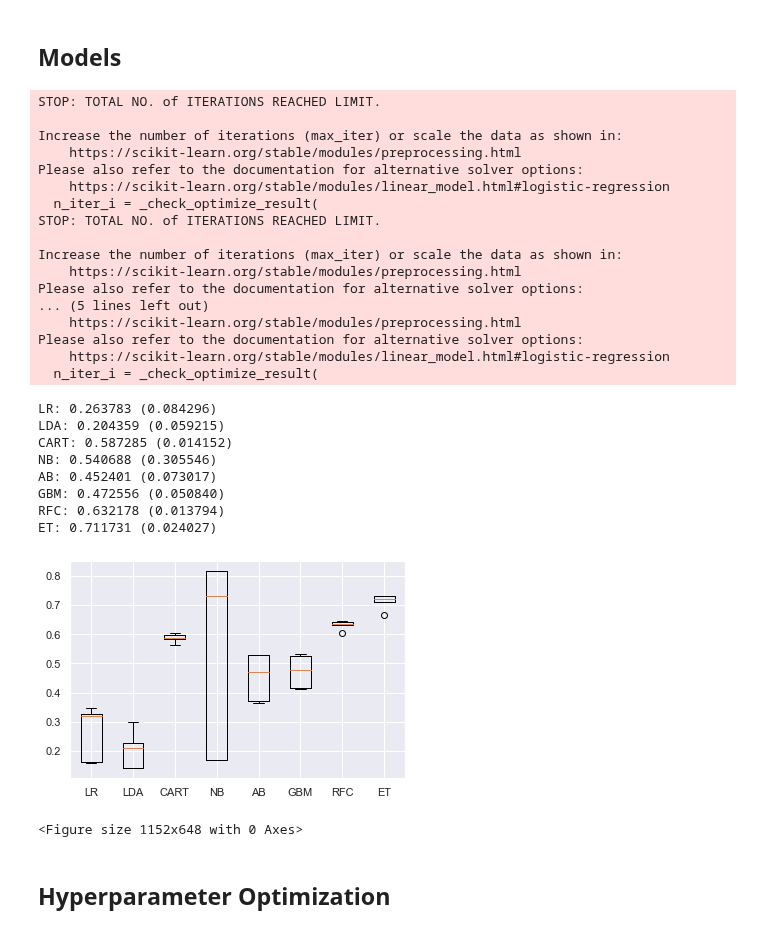
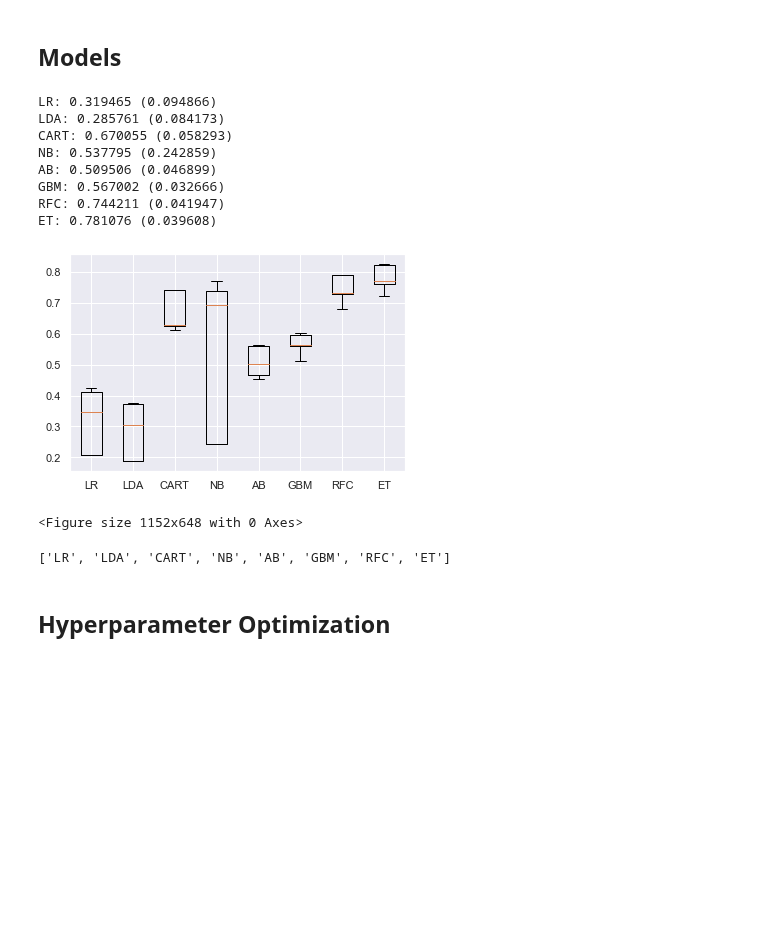
Before and after one commit to MiguelDordio/InformationFlow, a Jupyter notebook: Twitter/analysis_v2/data_prediction_ml.ipynb, the cells around one changed output. Saved outputs shown, nothing was run; the diff lists cells and outputs as text; code cells hidden in the pictures; blank space fills up the shorter version.

Commit message:
improved data prediction

```diff
--- a/Twitter/analysis_v2/data_prediction_ml.ipynb
+++ b/Twitter/analysis_v2/data_prediction_ml.ipynb
@@ -178,4 +195,4 @@ cat_feat_to_keep['Discard Nr'] = cat_feat_to_keep.apply(lambda x: x.str.findall(
 # %%
 cat_to_keep = cat_feat_to_keep[cat_feat_to_keep['Discard Nr'] < 1].index.tolist()
-num_to_keep = num_feat_to_keep[num_feat_to_keep['Discard Nr'] < 2].index.to_list()
+num_to_keep = num_feat_to_keep[num_feat_to_keep['Discard Nr'] < 3].index.to_list()
 print(cat_to_keep + num_to_keep)
@@ -192,34 +211,13 @@ X_test[num_to_keep] = X_test_num_scaled[num_to_keep]
 # %%
 print("Before over sampling: ", Counter(y_train))
 over_sample = SMOTE(random_state=7)
-X_train_over, y_train_over = over_sample.fit_resample(X_train, y_train)
-print("After over sampling: ", Counter(y_train_over))
+X_train, y_train = over_sample.fit_resample(X_train, y_train)
+print("After over sampling: ", Counter(y_train))
 # %% [output]
 Before over sampling:  Counter({0: 322530, 1: 60677})
 After over sampling:  Counter({1: 322530, 0: 322530})
 # %% [markdown]
 ## Models
-# %%
-def compare_base_models(models, X_train, y_train, scoring, num_folds):
-    results = []
-    results_means = []
-    names = []
-    df_res = pd.DataFrame(columns=['model', 'score_accuracy'])
-    for name, model in models:
-        kfold = KFold(n_splits=num_folds)
-        cv_results = cross_val_score(model, X_train, y_train, cv=kfold, scoring=scoring)
-
-        for res in cv_results:
-            df_res.loc[len(df_res.index)] = [name, res]
-
-        results.append(cv_results)
-        results_means.append(cv_results.mean())
-        names.append(name)
-        msg = "%s: %f (%f)" % (name, cv_results.mean(), cv_results.std())
-        print(msg)
-
-    index_min = max(range(len(results_means)), key=results_means.__getitem__)
-    return models[index_min]
 # %%
 def algorithm_comparison_chart(title, models_names, results):
     fig = plt.figure()
@@ -232,38 +230,25 @@ def algorithm_comparison_chart(title, models_names, results):
 # %%
 models = [('LR', LogisticRegression(solver='lbfgs')), ('LDA', LinearDiscriminantAnalysis()), ('CART', DecisionTreeClassifier()), ('NB', GaussianNB()),
           ('AB', AdaBoostClassifier()), ('GBM', GradientBoostingClassifier()), ('RFC', RandomForestClassifier(n_estimators=100)), ('ET', ExtraTreesClassifier())]
 num_folds = 5
 seed = 7
 scoring = 'accuracy'
-res, results, names = compare_base_models(models, X_train_over, y_train_over, scoring, num_folds)
+best_base_model, names, results = compare_base_models(models, X_train, y_train, scoring, num_folds)
 algorithm_comparison_chart("", names, results)
 # %% [output]
-STOP: TOTAL NO. of ITERATIONS REACHED LIMIT.
-
-Increase the number of iterations (max_iter) or scale the data as shown in:
-    https://scikit-learn.org/stable/modules/preprocessing.html
-Please also refer to the documentation for alternative solver options:
-    https://scikit-learn.org/stable/modules/linear_model.html#logistic-regression
-  n_iter_i = _check_optimize_result(
-STOP: TOTAL NO. of ITERATIONS REACHED LIMIT.
-
-Increase the number of iterations (max_iter) or scale the data as shown in:
-    https://scikit-learn.org/stable/modules/preprocessing.html
-Please also refer to the documentation for alternative solver options:
-... (5 lines left out)
-    https://scikit-learn.org/stable/modules/preprocessing.html
-Please also refer to the documentation for alternative solver options:
-    https://scikit-learn.org/stable/modules/linear_model.html#logistic-regression
-  n_iter_i = _check_optimize_result(
+LR: 0.319465 (0.094866)
+LDA: 0.285761 (0.084173)
+CART: 0.670055 (0.058293)
+NB: 0.537795 (0.242859)
+AB: 0.509506 (0.046899)
+GBM: 0.567002 (0.032666)
+RFC: 0.744211 (0.041947)
+ET: 0.781076 (0.039608)
+[figure, new version]
-LR: 0.263783 (0.084296)
-LDA: 0.204359 (0.059215)
-CART: 0.587285 (0.014152)
-NB: 0.540688 (0.305546)
-AB: 0.452401 (0.073017)
-GBM: 0.472556 (0.050840)
-RFC: 0.632178 (0.013794)
-ET: 0.711731 (0.024027)
+<Figure size 1152x648 with 0 Axes>
-[figure, old version]
-<Figure size 1152x648 with 0 Axes>
+# %%
+names
+# %% [output]
+['LR', 'LDA', 'CART', 'NB', 'AB', 'GBM', 'RFC', 'ET']
 # %% [markdown]
 ## Hyperparameter Optimization
```
Also changed, not shown: parts of 24 cells of this notebook, 2 other files.
